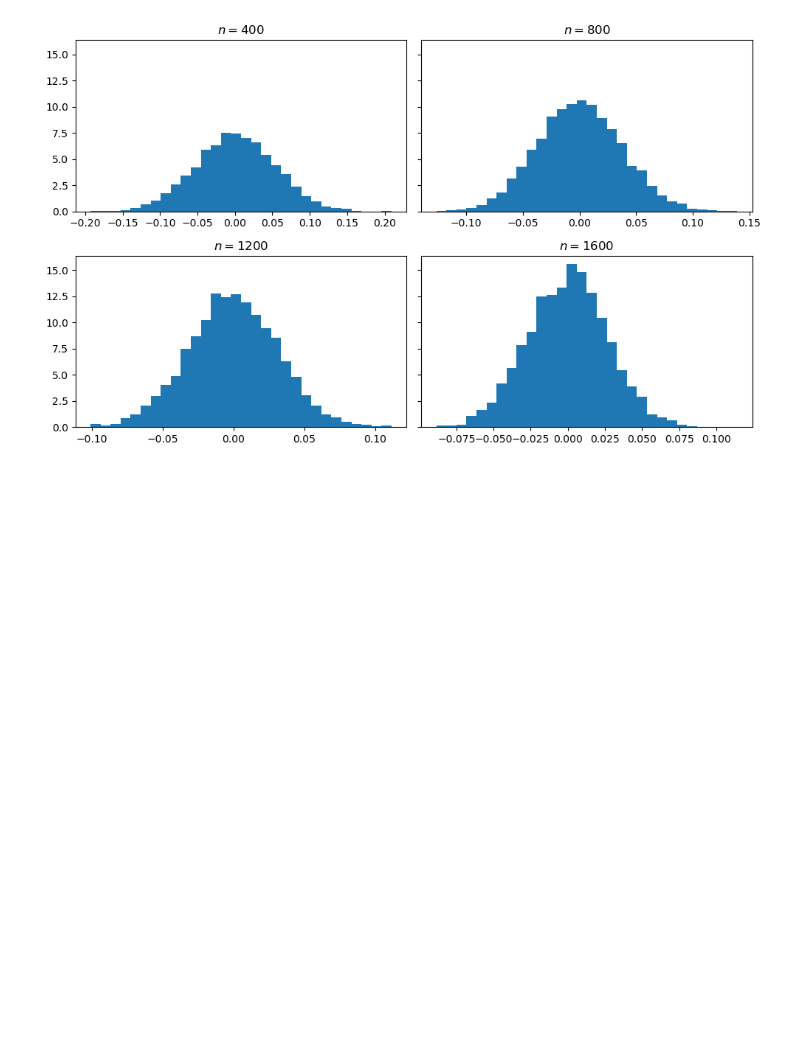
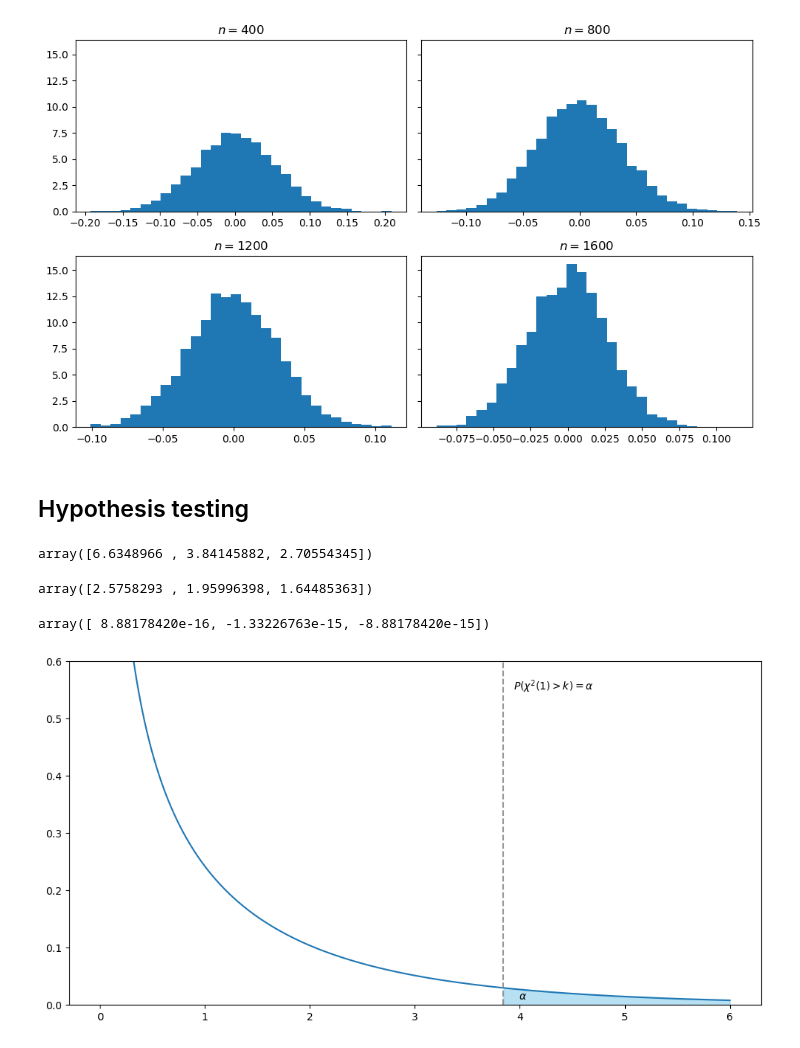
Before and after one commit to BI-DS/GRA-4153, a Jupyter notebook: examples/linreg.ipynb, the cells around one changed output. Saved outputs shown, nothing was run; the diff lists cells and outputs as text; code cells hidden in the pictures; blank space fills up the shorter version.

Commit message:
Added hypothesis testing examples

```diff
--- a/examples/linreg.ipynb
+++ b/examples/linreg.ipynb
@@ -315,3 +316,41 @@ plt.show()
 # fig.savefig("../figures/output/sample_mean_asymp_normal   .pdf")
 # %% [output]
 [figure]
+# %% [markdown]
+## Hypothesis testing
+# %%
+alpha = np.array([0.01, 0.05, 0.1])
+k_alpha = sps.chi2.ppf(1 - alpha, 1)
+k_alpha
+# %% [output]
+array([6.6348966 , 3.84145882, 2.70554345])
+# %%
+c_alpha = sps.norm.ppf(1 - alpha / 2)
+c_alpha
+# %% [output]
+array([2.5758293 , 1.95996398, 1.64485363])
+# %%
+k_alpha - c_alpha**2
+# %% [output]
+array([ 8.88178420e-16, -1.33226763e-15, -8.88178420e-15])
+# %%
+# Chi2 quantiles
+T = sps.chi2(df=1)
+alpha = 0.05
+
+x = np.linspace(0, 6, 1000)
+y = T.pdf(x)
+k = T.ppf(1-alpha)
+rej = x > k
+
+fig, ax = plt.subplots(figsize = (12, 6))
+ax.plot(x, y)
+ax.set_ylim(0, 0.6)
+ax.axvline(k, alpha = 0.8, linestyle = "--", color = "grey")
+ax.fill_between(x[rej], y[rej], alpha = 0.6, color = "skyblue")
+ax.annotate(r"$P(\chi^2(1) > k) = \alpha$", (k + 0.1, 0.55))
+ax.annotate(r"$\alpha$", (k + 0.15, 0.01))
+plt.show()
+# plt.savefig("../figures/output/chi2_quantiles.pdf")
+# %% [output]
+[figure, added]
```
Also changed, not shown: parts of 3 cells of this notebook.
